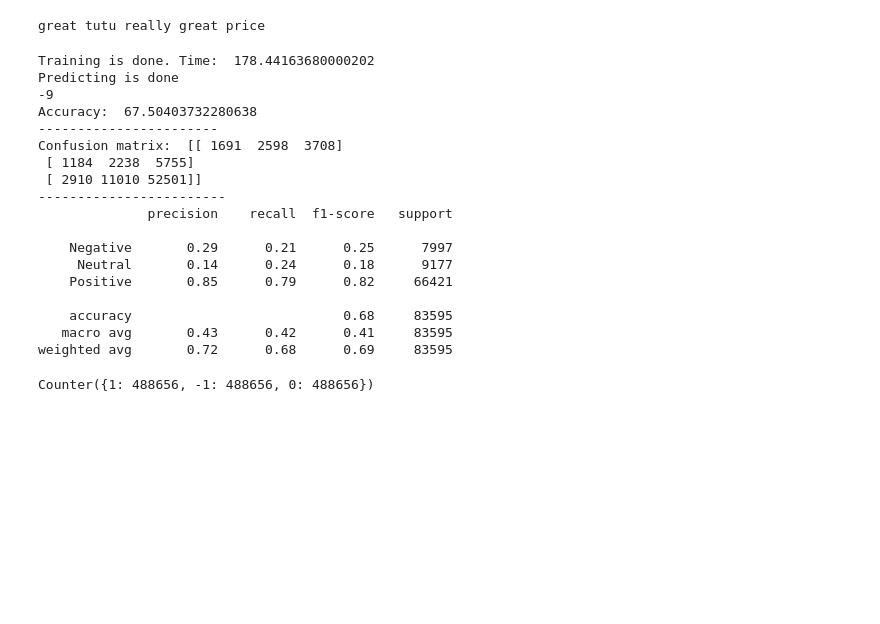
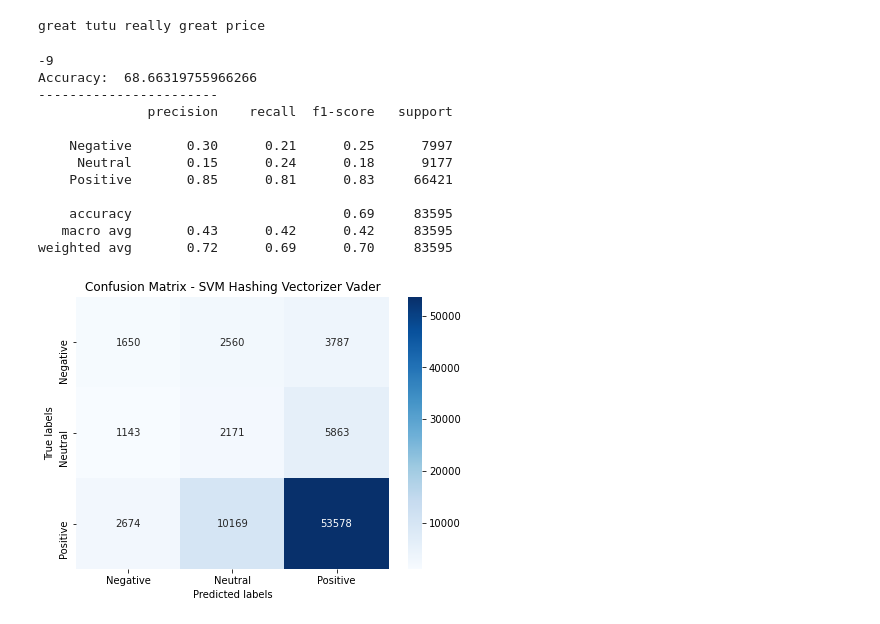
Before and after one commit to ChristosDeretzis/Sentence-Level-Sentiment-Analysis-Thesis, a Jupyter notebook: [Combined]SVM_HashingVectorizer-Textblob.ipynb, the cells around one changed output. Cells and saved outputs as stored; diff of their text form; code cells hidden in the pictures; blank space fills up the shorter version.

```diff
--- a/[Combined]SVM_HashingVectorizer-Textblob.ipynb
+++ b/[Combined]SVM_HashingVectorizer-Textblob.ipynb
@@ -41,6 +42,7 @@ Split each review into sentences
 and preprocess each sentence
 """
 stopwords = stopwords.words('english')
+wordnet_lemmatizer = WordNetLemmatizer()
 
 preprocessed_data = []
 index = 0
@@ -53,7 +55,7 @@ for review in reviews_data['reviewText']:
         sentence = re.sub('[^a-zA-Z]', ' ', sentence)
         sentence = sentence.lower()
         sentence = word_tokenize(sentence)
-        sentence = [word for word in sentence if not word in stopwords]
+        sentence = [wordnet_lemmatizer.lemmatize(word) for word in sentence if not word in stopwords]
         sentence = ' '.join(sentence)
         if(sentence != ''):
             review = {}
@@ -123,7 +125,7 @@ def calculate_textblob_score(sentence):
 def get_sentiment_from_score(predicted_score):
     if predicted_score > 0:
         return 1
-    elif predicted_score < -0:
+    elif predicted_score < 0:
         return -1
     else:
         return 0
@@ -191,21 +193,12 @@ def find_Max_Element(scores):
 # Support Vector Machine with linear cernel
 
 from sklearn.svm import LinearSVC
-import timeit
-
-start = timeit.default_timer()
 
 # Train the classifier
 clf = LinearSVC(random_state=0, tol=1e-5)
 clf.fit(X_SMOTE,y_SMOTE)
 
-stop = timeit.default_timer()
-
-print("Training is done. Time: ", (stop-start))
-
 predictions_SVM = clf.predict(Test_X_Hashing)
-
-print("Predicting is done")
 
 # Get grades by review
 predicted_scores_frame = pd.DataFrame(np.column_stack([Test_index, predictions_SVM, Test_Y]),
@@ -219,48 +212,49 @@ scores_by_review_frame = predicted_scores_frame.groupby('review Index')['predict
 majority_scores =  scores_by_review_frame.apply(find_Max_Element)
 predicted_scores = list(majority_scores)
 
 # for each review get its actual score
 actual_scores_frame = predicted_scores_frame.groupby('review Index')['actual'].first()
 actual_scores = list(actual_scores_frame)
 
 # get all indexes
 review_indexes = predicted_scores_frame['review Index'].unique()
 
 # Calculate Accuracy
 accuracy = accuracy_score(predicted_scores, actual_scores)*100
 print("Accuracy: ", accuracy)
 print("-----------------------")
 
 # Confusion Matrix
 cm = confusion_matrix(actual_scores, predicted_scores)
-print("Confusion matrix: ", cm)
-print("------------------------")
+plt.figure(figsize = (7,5))
+ax = plt.subplot()
+sns.heatmap(cm, annot=True, cmap='Blues', fmt='g',ax=ax)
+ax.set_xlabel('Predicted labels');
+ax.set_ylabel('True labels');
+ax.set_title('Confusion Matrix - SVM Hashing Vectorizer Vader');
+ax.xaxis.set_ticklabels(['Negative', 'Neutral', 'Positive']);
+ax.yaxis.set_ticklabels(['Negative', 'Neutral', 'Positive']);
 
 # Classification Report
 my_tags = ['Negative','Neutral','Positive']
 print(classification_report(actual_scores, predicted_scores, target_names=my_tags))
 report = classification_report(actual_scores, predicted_scores, target_names=my_tags, output_dict=True);
 clsf_report = pd.DataFrame(report).transpose()
 clsf_report.to_csv('reports/SVM_HashingVectorizer_Textblob.csv', index= True)
 # %% [output]
-Training is done. Time:  178.44163680000202
-Predicting is done
 -9
-Accuracy:  67.50403732280638
+Accuracy:  68.66319755966266
 -----------------------
-Confusion matrix:  [[ 1691  2598  3708]
- [ 1184  2238  5755]
- [ 2910 11010 52501]]
-------------------------
               precision    recall  f1-score   support
 
-    Negative       0.29      0.21      0.25      7997
-     Neutral       0.14      0.24      0.18      9177
-    Positive       0.85      0.79      0.82     66421
+    Negative       0.30      0.21      0.25      7997
+     Neutral       0.15      0.24      0.18      9177
+    Positive       0.85      0.81      0.83     66421
 
-    accuracy                           0.68     83595
-   macro avg       0.43      0.42      0.41     83595
-weighted avg       0.72      0.68      0.69     83595
+    accuracy                           0.69     83595
+   macro avg       0.43      0.42      0.42     83595
+weighted avg       0.72      0.69      0.70     83595
+[figure, added]
 # %%
 # write indexes of false classified reviews to a txt file
 
@@ -316,7 +310,3 @@ positivePredicted_neutralActual_indexes = list(positivePredicted_neutralActual_i
 with open("indexes/SVM_HashingVectorizer_Textblob_PositivePredicted_NeutralActual.txt", 'w') as f:
     for item in positivePredicted_neutralActual_indexes:
         f.write("%s\n" % item)
-# %%
-print(Counter(y_SMOTE))
-# %% [output]
-Counter({1: 488656, -1: 488656, 0: 488656})
```
Also changed, not shown: parts of 2 cells of this notebook, 28 other files.
